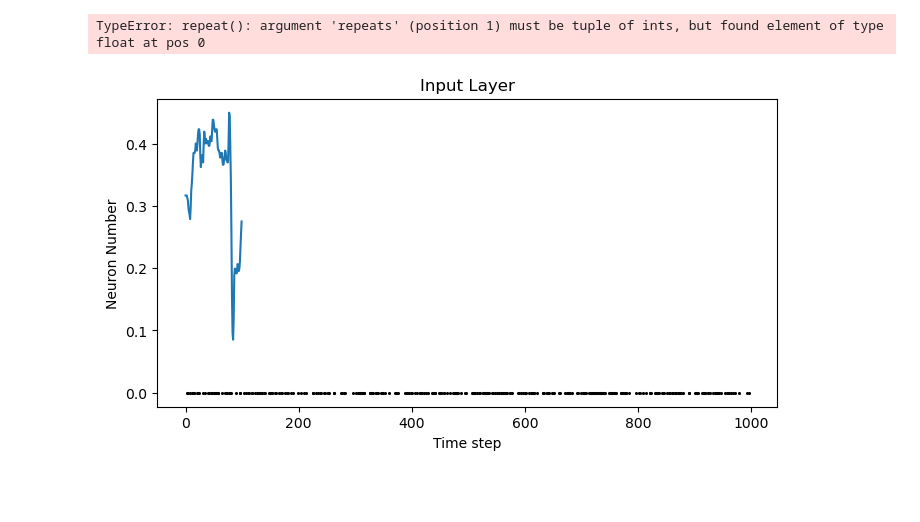
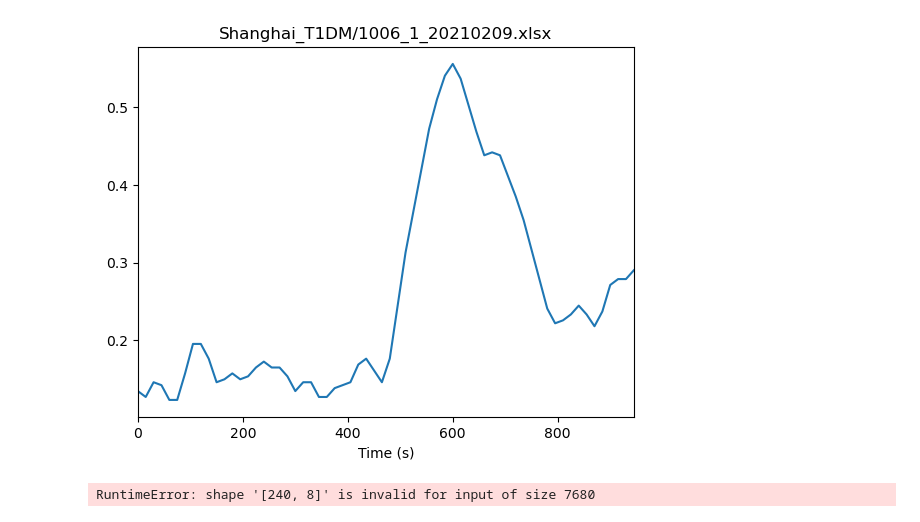
Before and after one commit to Liamdev631/neuromorphic-pancreas, a Jupyter notebook: data_viewer.ipynb, the cells around one changed output. Saved outputs shown, nothing was run; the diff lists cells and outputs as text; code cells hidden in the pictures; blank space fills up the shorter version.

Commit message:
Found better data to sample

```diff
--- a/data_viewer.ipynb
+++ b/data_viewer.ipynb
@@ -1,14 +1,12 @@
 # %%
 from glucose_dataset import GlucoseDataset
+from rockpool.timeseries import TSContinuous, TSEvent
 import torch
+import matplotlib.pyplot as plt
 
 ds = GlucoseDataset("datasets/diabetes_datasets.zip", sub_directory="Shanghai_T1DM")
+
+sample_size: int = 16
+dt = 1.0 # Seconds
+num_dt_per_sample = round(ds.sample_interval / dt)
+sample_data = ds.__getitem__(3)[20:][:sample_size*4]
-# %%
-import matplotlib.pyplot as plt
-sample_data = ds.__getitem__(0)[:100]
-time = torch.arange(0, len(sample_data)) * ds.sample_interval # Samples on 15 minute intervals
-plt.figure(figsize=(8,4))
-plt.plot(time, sample_data)
-plt.xlabel("Time (hours)")
-plt.ylim(0, 1)
-plt.tight_layout();
@@ -17,24 +13,15 @@ plt.tight_layout();
-# %%
-import snntorch.spikegen as spikegen
-import snntorch.spikeplot as spikeplot
-
-dt = 1e-3
-num_steps: int = ds.sample_interval // dt # number of simulation steps per sample
-spikes = spikegen.rate(data=sample_data, num_steps=num_steps, gain=1)
-spikes = spikes.reshape(-1)
-# %% [output]
-TypeError: repeat(): argument 'repeats' (position 1) must be tuple of ints, but found element of type float at pos 0
-# %%
-# raster plot
-fig = plt.figure(facecolor="w", figsize=(8, 4))
-ax = fig.add_subplot(111)
-spikeplot.raster(spikes, ax, s=1.5, c="black")
-ax.plot(time * num_steps / ds.sample_interval, sample_data)
-
-plt.title("Input Layer")
-plt.xlabel("Time step")
-plt.ylabel("Neuron Number")
-#plt.ylim(-0.1, 1.1)
-plt.show()
-# %% [output]
-[figure, removed]
+# %%
+# Plot the time series
+ts_continuous = TSContinuous.from_clocked(samples=sample_data, dt=ds.sample_interval, name=ds.file_list[file_index]) # type: ignore
+ts_continuous.plot();
+# %% [output]
+[figure, added]
+# %%
+import snntorch.spikegen as spikegen
+
+trials = 8
+spikes = spikegen.rate(sample_data, num_steps=num_dt_per_sample*trials).reshape(sample_size * num_dt_per_sample, trials)
+ts_events = TSEvent.from_raster(raster=spikes, dt=dt) # type: ignore
+ts_events.plot();
+# %% [output]
+RuntimeError: shape '[240, 8]' is invalid for input of size 7680
```
Also changed, not shown: parts of 1 cell of this notebook, 1 other file.
